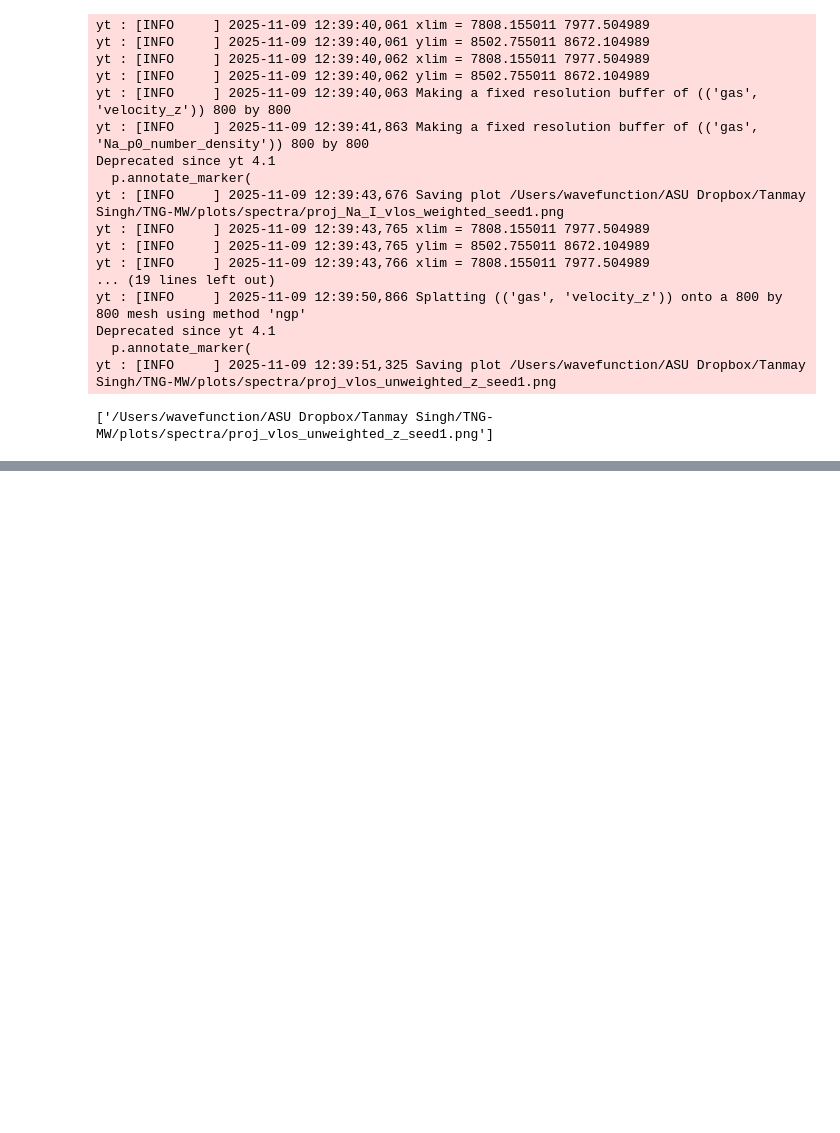
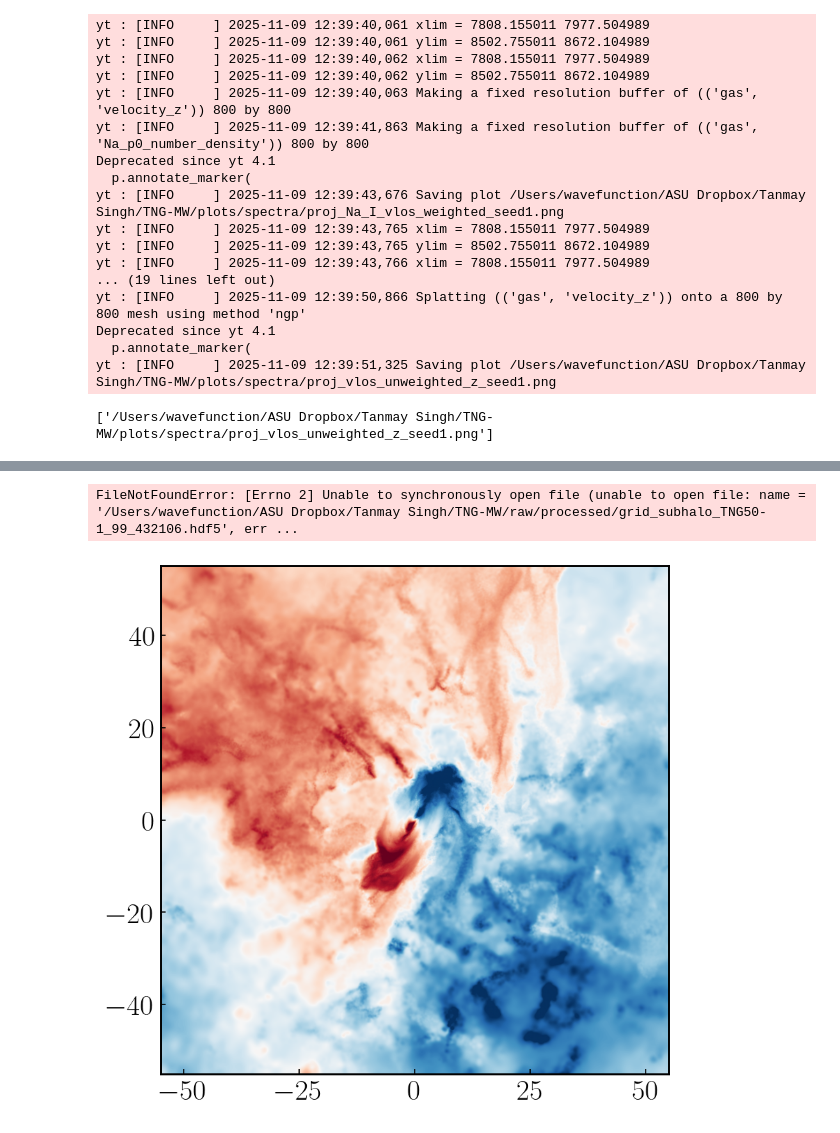
Before and after one commit to tanmay-starslab/tng-mw-kinematics-spec, a Jupyter notebook: notebooks/vis.ipynb, the cells around one changed output, grey strips where cells are left out. Saved outputs shown, nothing was run; the diff lists cells and outputs as text; code cells hidden in the pictures; blank space fills up the shorter version.

```diff
--- a/notebooks/vis.ipynb
+++ b/notebooks/vis.ipynb
@@ -48,6 +49,7 @@ import requests
 from src.tngmw.config import SIMULATION, SNAPNUM, SUBID, TNG_API_KEY
 
 # SUBID = 509091  # example subhalo ID
+SUBID = 535050  # example subhalo ID
 url = f"https://www.tng-project.org/api/{SIMULATION}/snapshots/{SNAPNUM}/subhalos/{SUBID}/"
 resp = requests.get(url, headers={"api-key": TNG_API_KEY})
 resp.raise_for_status()
@@ -1553,0 +3357,3 @@ yt : [INFO     ] 2025-11-09 16:00:05,559 Creating spectrum
+# %%
+run_batch_100()
+# %% [output]
@@ -1553,0 +3377,2 @@ yt : [INFO     ] 2025-11-09 16:00:05,559 Creating spectrum
+FileNotFoundError: [Errno 2] Unable to synchronously open file (unable to open file: name = '/Users/wavefunction/ASU Dropbox/Tanmay Singh/TNG-MW/raw/processed/grid_subhalo_TNG50-1_99_432106.hdf5', err ...
+[figure, added]
```
Also changed, not shown: parts of 15 cells of this notebook, 1 other file.
